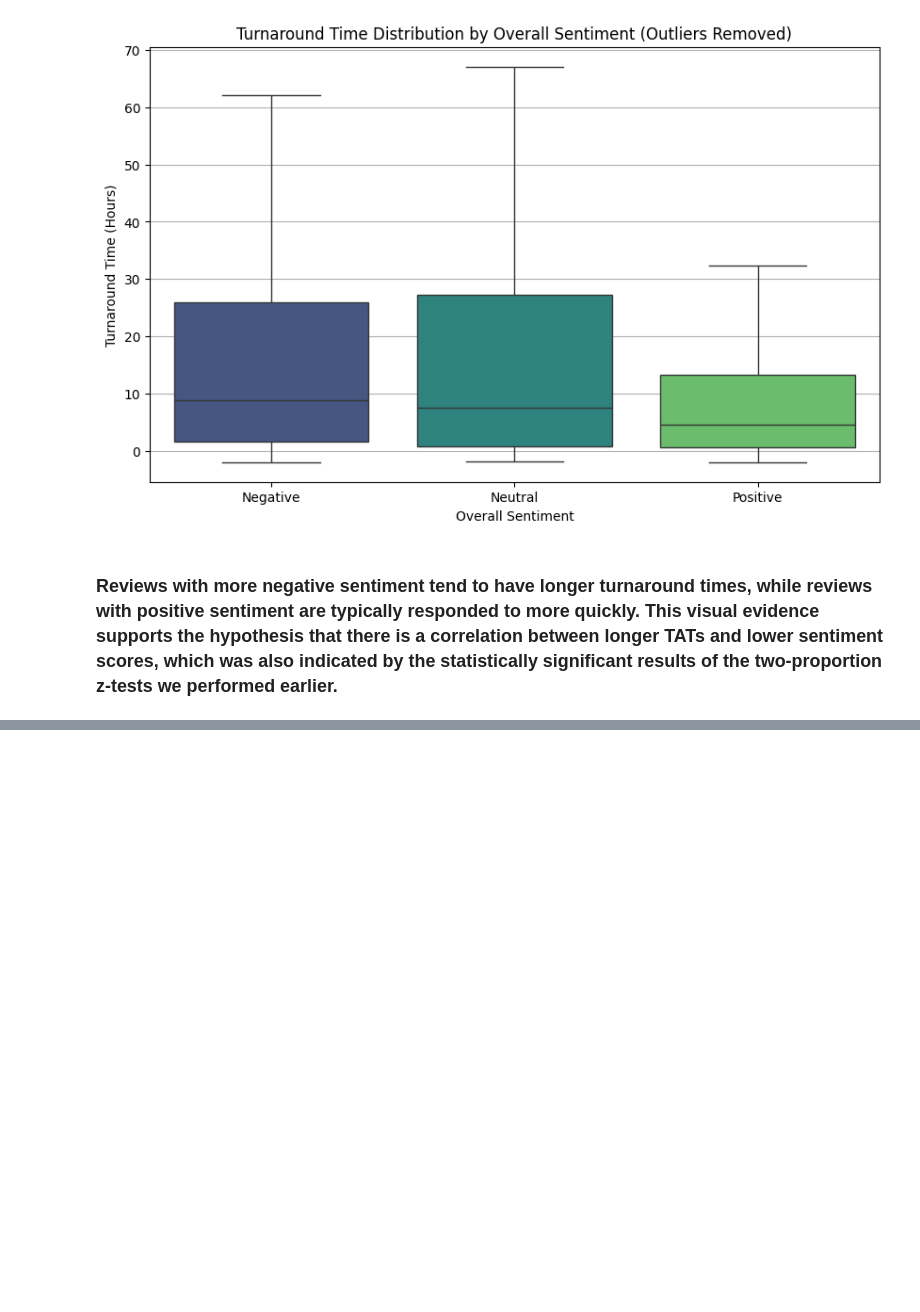
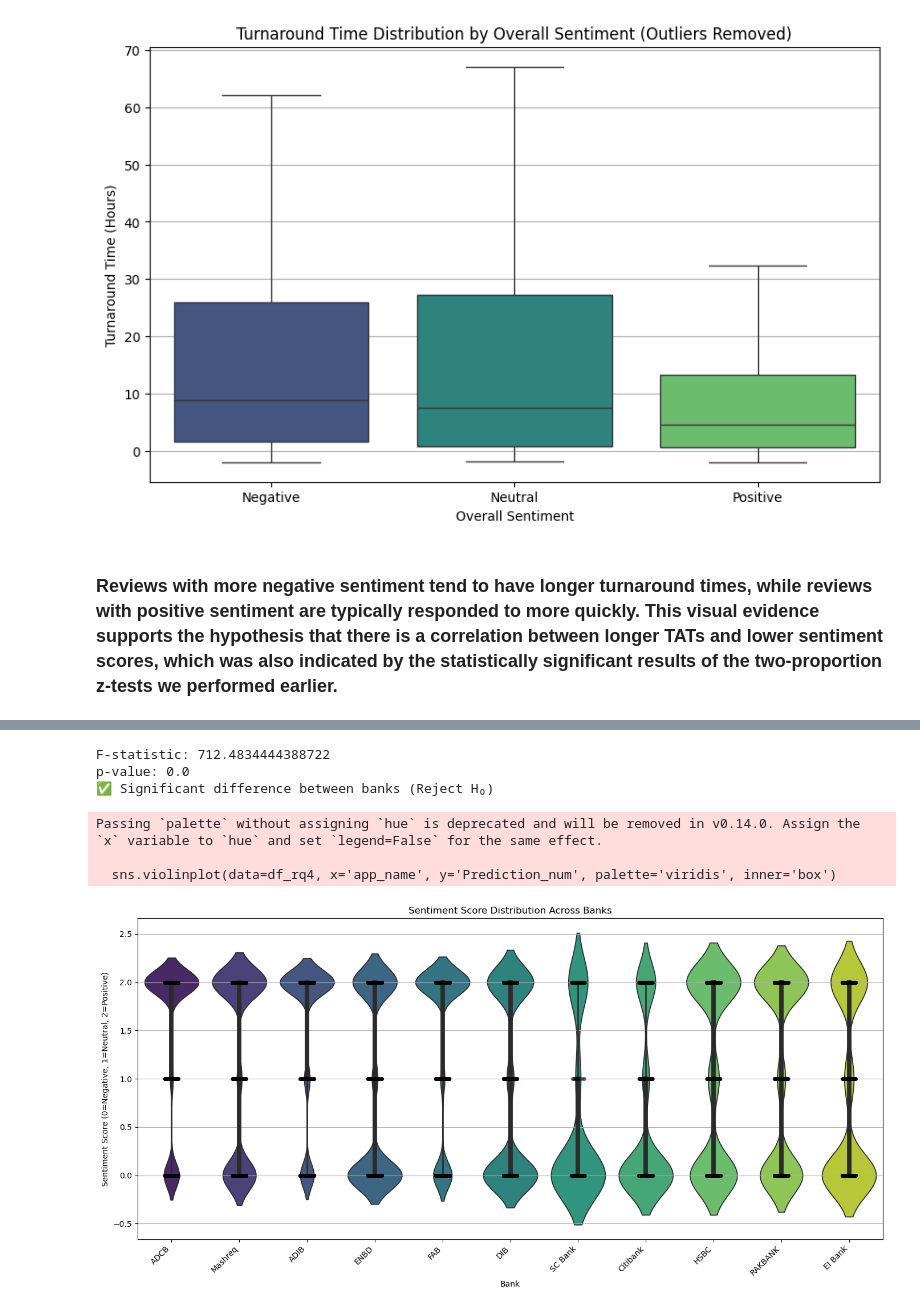
Before and after one commit to sra1malla/Walsh-MS-QM640CapstoneProject, a Jupyter notebook: reviews_scoring.ipynb, the cells around one changed output, grey strips where cells are left out. Cells and saved outputs as stored; diff of their text form; code cells hidden in the pictures; blank space fills up the shorter version.

Commit message:
added rq4 statistical evaluation

```diff
--- a/reviews_scoring.ipynb
+++ b/reviews_scoring.ipynb
@@ -1462,0 +1469,51 @@ Passing `palette` without assigning `hue` is deprecated and will be removed in v
+# %%
+# Null Hypothesis (H₀): There is no significant difference in the mean sentiment (or TAT) across the banks.
+
+# Alternative Hypothesis (Hₐ): At least one bank differs significantly in mean sentiment (or TAT).
+
+import pandas as pd
+from scipy.stats import f_oneway
+
+# Drop NA from required columns
+df_rq4 = df_scored_.dropna(subset=['app_name', 'Prediction'])
+
+# Map sentiment to numeric values
+sentiment_map = {'Negative': 0, 'Neutral': 1, 'Positive': 2}
+df_rq4['Prediction_num'] = df_rq4['Prediction'].map(sentiment_map)
+
+# Group sentiment scores by app_name
+groups = [group['Prediction_num'].values for name, group in df_rq4.groupby('app_name')]
+
+# Run one-way ANOVA
+f_stat, p_val = f_oneway(*groups)
+
+print("F-statistic:", f_stat)
+print("p-value:", p_val)
+
+if p_val < 0.05:
+    print("✅ Significant difference between banks (Reject H₀)")
+else:
+    print("❌ No significant difference (Fail to Reject H₀)")
+# %% [output]
+F-statistic: 712.4834444388722
+p-value: 0.0
+✅ Significant difference between banks (Reject H₀)
+# %%
+import matplotlib.pyplot as plt
+import seaborn as sns
+
+plt.figure(figsize=(14, 7))
+sns.violinplot(data=df_rq4, x='app_name', y='Prediction_num', palette='viridis', inner='box')
+sns.stripplot(data=df_rq4, x='app_name', y='Prediction_num', color='black', alpha=0.2, jitter=True)
+plt.title('Sentiment Score Distribution Across Banks')
+plt.xlabel('Bank')
+plt.ylabel('Sentiment Score (0=Negative, 1=Neutral, 2=Positive)')
+plt.xticks(rotation=45, ha='right')
+plt.grid(axis='y')
+plt.tight_layout()
+plt.show()
+# %% [output]
+Passing `palette` without assigning `hue` is deprecated and will be removed in v0.14.0. Assign the `x` variable to `hue` and set `legend=False` for the same effect.
+
+  sns.violinplot(data=df_rq4, x='app_name', y='Prediction_num', palette='viridis', inner='box')
+[figure, added]
```
Also changed, not shown: parts of 4 cells of this notebook.
